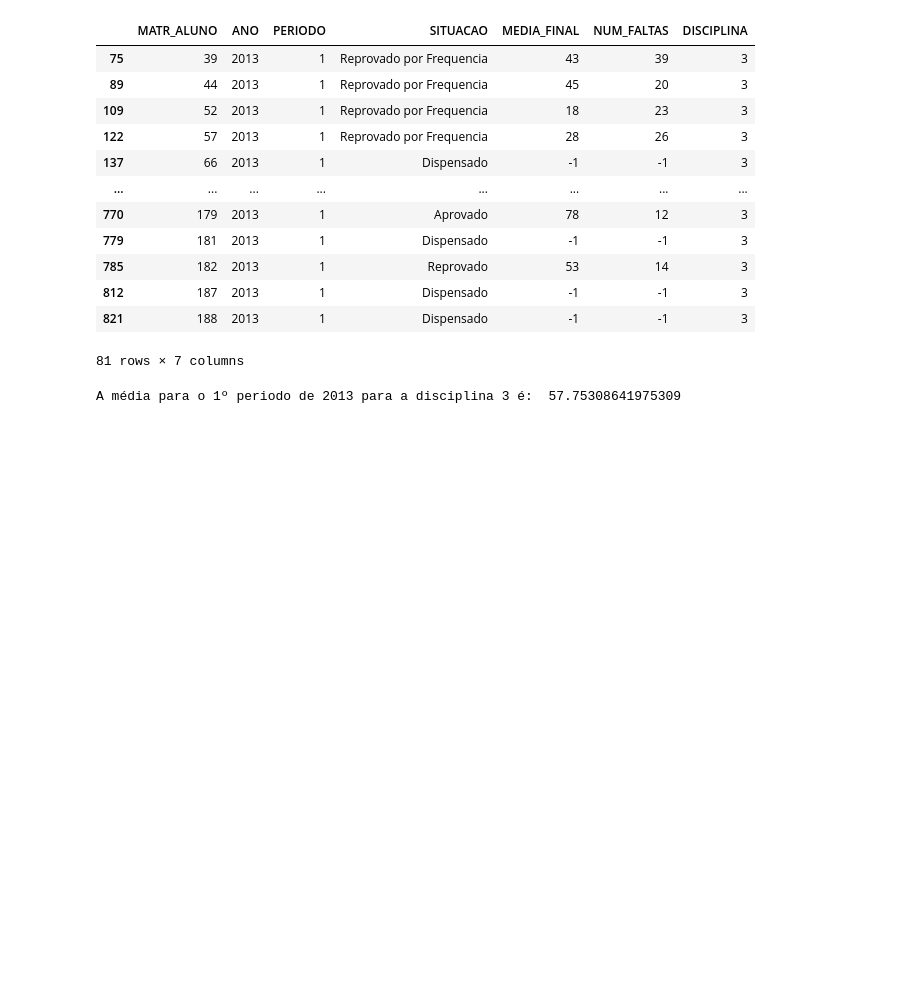
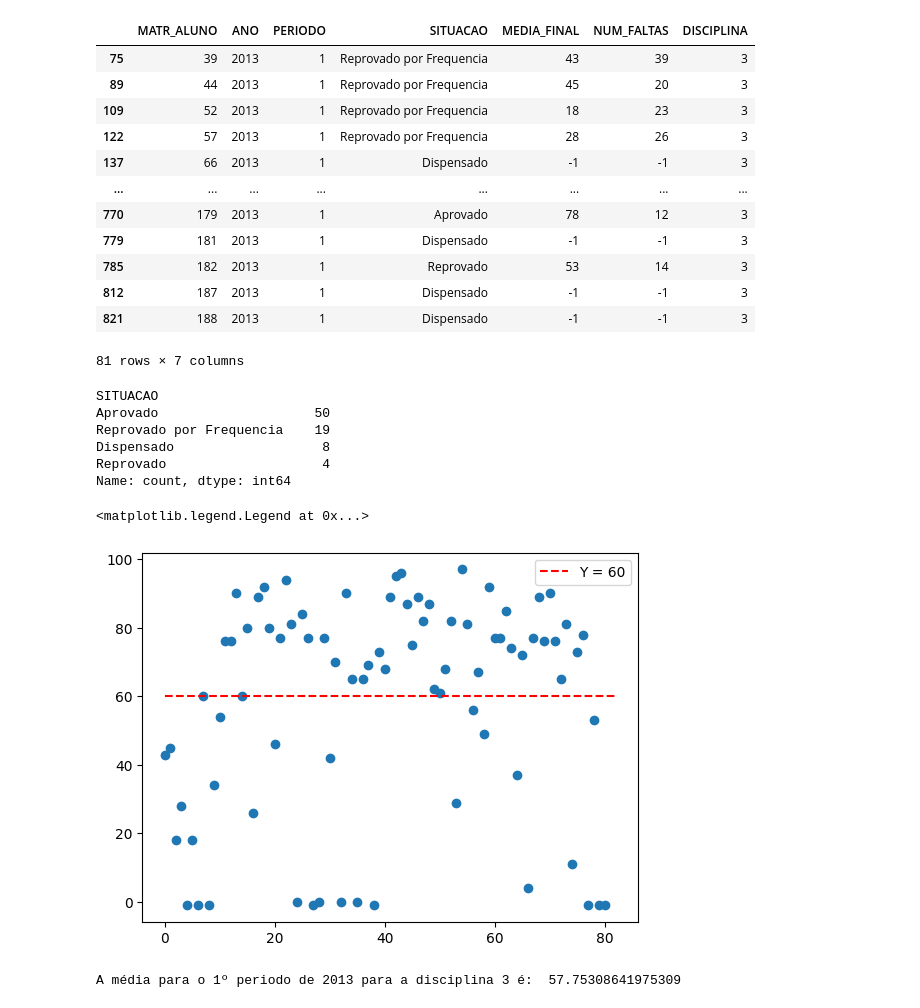
Before and after one commit to aleder-linm/trabalho-rp-dados-disciplinas, a Jupyter notebook: main.ipynb, the cells around one changed output. Saved outputs shown, nothing was run; the diff lists cells and outputs as text; code cells hidden in the pictures; blank space fills up the shorter version.

```diff
--- a/main.ipynb
+++ b/main.ipynb
@@ -313,6 +349,34 @@ display(df_2013_1_disp_3)
 | 812 | 187 | 2013 | 1 | Dispensado | -1 | -1 | 3 |
 | 821 | 188 | 2013 | 1 | Dispensado | -1 | -1 | 3 |
 81 rows × 7 columns
+# %%
+#Situação dos alunos na disciplina 3 do primeiro periodo no ano de 2013
+print(df_2013_1_disp_3['SITUACAO'].value_counts())
+# %% [output]
+SITUACAO
+Aprovado                    50
+Reprovado por Frequencia    19
+Dispensado                   8
+Reprovado                    4
+Name: count, dtype: int64
+# %%
+#Plotagem do comportamento das notas finais da disciplina 3 do primeiro periodo no ano de 2013
+y_2013_1_disp3 = df_2013_1_disp_3['MEDIA_FINAL']
+
+x_2013_1_disp3 = []
+for i in range(len(df_2013_1_disp_3['MEDIA_FINAL'])):
+    x_2013_1_disp3.append(i)
+
+x = np.linspace(0, 82, 50)
+altura_constante = 60
+y_horizontal = np.full(len(x), altura_constante)
+
+plt.scatter(x_2013_1_disp3, y_2013_1_disp3)
+plt.plot(x, y_horizontal, 'r--', label=f'Y = {altura_constante}')
+plt.legend()
+# %% [output]
+<matplotlib.legend.Legend at 0x...>
+[figure, new version]
 # %%
 #Média da disciplina 3 do primento periodo do ano de 2013
 media_2013_1_disp3 = df_2013_1_disp_3['MEDIA_FINAL'].mean()
```
Also changed, not shown: parts of 29 cells of this notebook.
